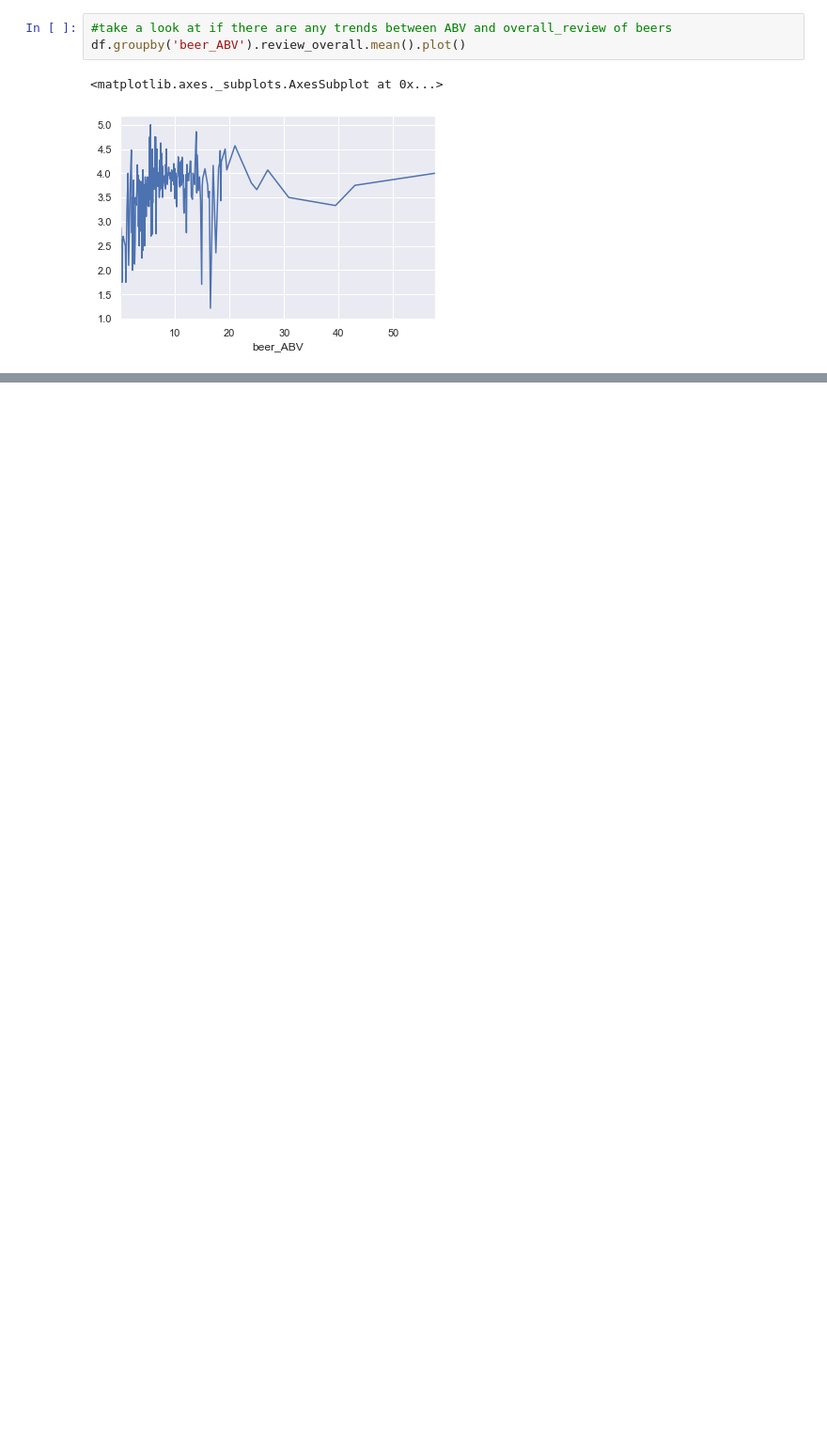
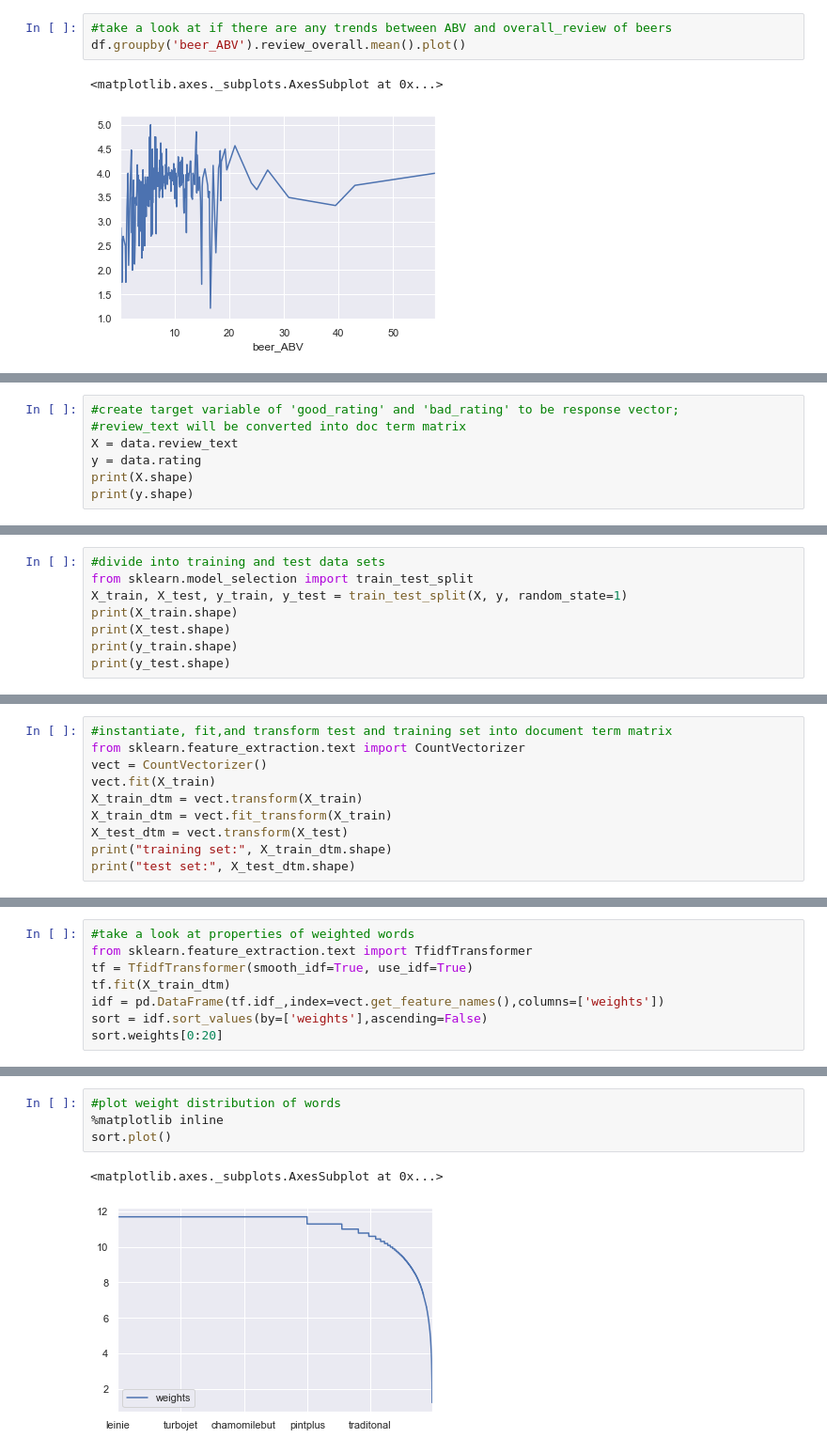
Before and after one commit to rose620/beer_analysis, a Jupyter notebook: Beer_Analysis.ipynb, the cells around one changed output, grey strips where cells are left out. Shown: that part at 94% size. Drawn from its saved outputs; the diff is of its cells as text; blank space fills up the shorter version.

```diff
--- a/Beer_Analysis.ipynb
+++ b/Beer_Analysis.ipynb
@@ -484,0 +728,7 @@ df.groupby('beer_ABV').review_overall.mean().plot()
+# %%
+#create target variable of 'good_rating' and 'bad_rating' to be response vector;
+#review_text will be converted into doc term matrix
+X = data.review_text
+y = data.rating
+print(X.shape)
+print(y.shape)
@@ -484,0 +738,8 @@ df.groupby('beer_ABV').review_overall.mean().plot()
+# %%
+#divide into training and test data sets
+from sklearn.model_selection import train_test_split
+X_train, X_test, y_train, y_test = train_test_split(X, y, random_state=1)
+print(X_train.shape)
+print(X_test.shape)
+print(y_train.shape)
+print(y_test.shape)
@@ -484,0 +751,10 @@ df.groupby('beer_ABV').review_overall.mean().plot()
+# %%
+#instantiate, fit,and transform test and training set into document term matrix
+from sklearn.feature_extraction.text import CountVectorizer
+vect = CountVectorizer()
+vect.fit(X_train)
+X_train_dtm = vect.transform(X_train)
+X_train_dtm = vect.fit_transform(X_train)
+X_test_dtm = vect.transform(X_test)
+print("training set:", X_train_dtm.shape)
+print("test set:", X_test_dtm.shape)
@@ -484,0 +764,8 @@ df.groupby('beer_ABV').review_overall.mean().plot()
+# %%
+#take a look at properties of weighted words
+from sklearn.feature_extraction.text import TfidfTransformer
+tf = TfidfTransformer(smooth_idf=True, use_idf=True)
+tf.fit(X_train_dtm)
+idf = pd.DataFrame(tf.idf_,index=vect.get_feature_names(),columns=['weights'])
+sort = idf.sort_values(by=['weights'],ascending=False)
+sort.weights[0:20]
@@ -484,0 +790,7 @@ df.groupby('beer_ABV').review_overall.mean().plot()
+# %%
+#plot weight distribution of words
+%matplotlib inline
+sort.plot()
+# %% [output]
+<matplotlib.axes._subplots.AxesSubplot at 0x...>
+[figure, added]
```
Also changed, not shown: parts of 79 cells of this notebook.
